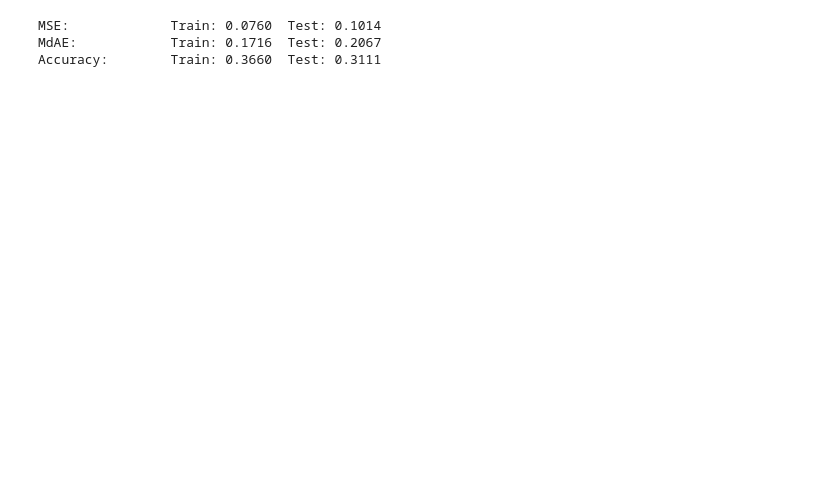
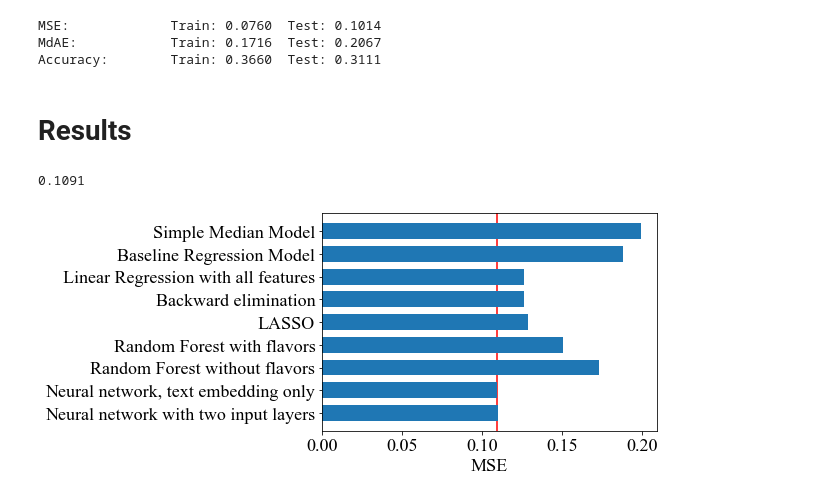
Before and after one commit to ElisabethBrockhaus/Chocolate_bar_rating, a Jupyter notebook: chocolate_rating_data.ipynb, the cells around one changed output. Cells and saved outputs as stored; diff of their text form; code cells hidden in the pictures; blank space fills up the shorter version.

Commit message:
visualize results

```diff
--- a/chocolate_rating_data.ipynb
+++ b/chocolate_rating_data.ipynb
@@ -2134,3 +2061,5 @@ print_scores(y_pred_ensemble_train, y_pred_ensemble)
 MSE:             Train: 0.0760  Test: 0.1014
 MdAE:            Train: 0.1716  Test: 0.2067
 Accuracy:        Train: 0.3660  Test: 0.3111
+# %% [markdown]
+# Results
@@ -2136,0 +2102,16 @@ Accuracy:        Train: 0.3660  Test: 0.3111
+# %%
+min(test_mse.values())
+# %% [output]
+0.1091
+# %%
+y_pos = np.arange(len(test_mse))
+fig, ax = plt.subplots(figsize=(6,4))
+plt.barh(y_pos, test_mse.values(), height=0.7, zorder=2)
+plt.xlabel("MSE")
+ax.set_yticks(y_pos, labels=test_mse.keys())
+ax.invert_yaxis()  # labels read top-to-bottom
+ax.axvline(min(test_mse.values()), c="red", zorder=1)
+plt.savefig("figures/MSE_summarized.pdf", bbox_inches="tight")
+plt.show()
+# %% [output]
+[figure, added]
```
Also changed, not shown: parts of 71 cells of this notebook, 4 other files.
